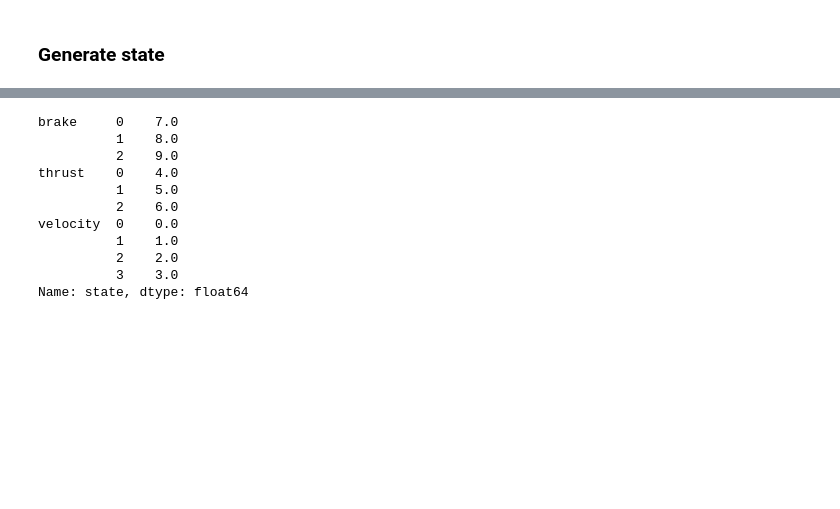
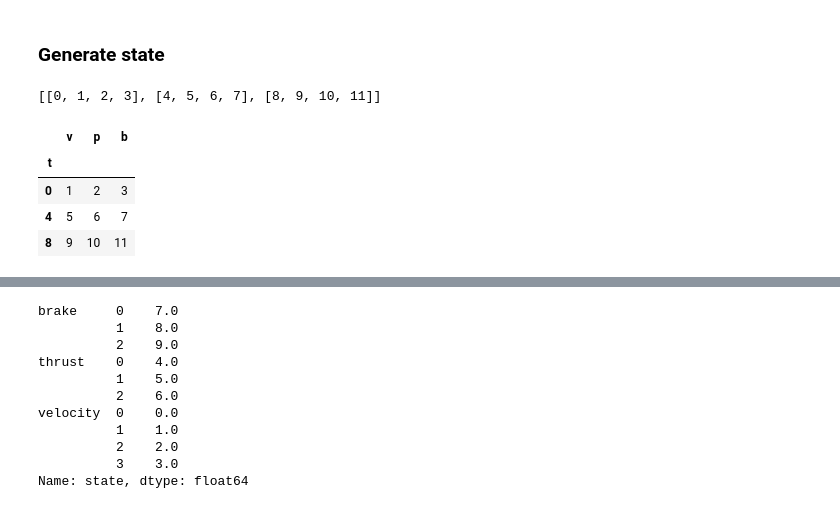
Before and after one commit to Binjian/eos, a Jupyter notebook: eos/utils/eos_timeseries_dataframe.ipynb, the cells around one changed output, grey strips where cells are left out. Saved outputs shown, nothing was run; the diff lists cells and outputs as text; code cells hidden in the pictures; blank space fills up the shorter version.

```diff
--- a/eos/utils/eos_timeseries_dataframe.ipynb
+++ b/eos/utils/eos_timeseries_dataframe.ipynb
@@ -476,3 +85,19 @@ s
 array([0, 1, 2, 3, 4, 5, 6, 7, 8, 9])
 # %% [markdown]
 ### Generate state
+# %%
+ss = np.arange(12)
+a1 = ss[:4].tolist()
+a2 = ss[4:8].tolist()
+a3 = ss[8:].tolist()
+ss = [a1, a2, a3]
+ss
+df_ss = pd.DataFrame(ss, columns=['t', 'v', 'p', 'b']).set_index('t')
+df_ss
+# %% [output]
+[[0, 1, 2, 3], [4, 5, 6, 7], [8, 9, 10, 11]]
+|  | v | p | b |
+| t |  |  |  |
+| 0 | 1 | 2 | 3 |
+| 4 | 5 | 6 | 7 |
+| 8 | 9 | 10 | 11 |
```
Also changed, not shown: parts of 6 cells of this notebook, 3 other files.
